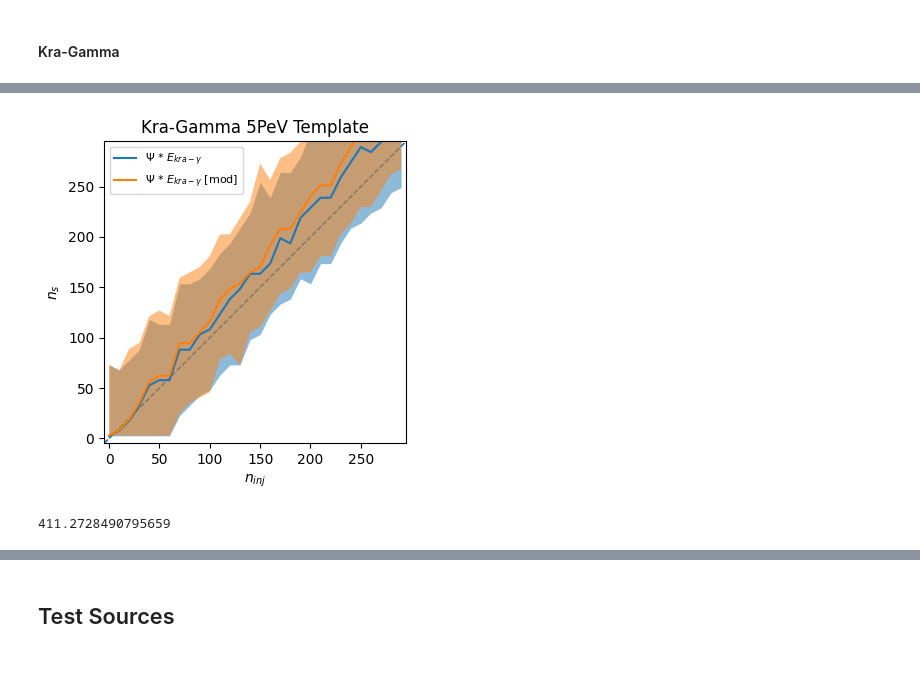
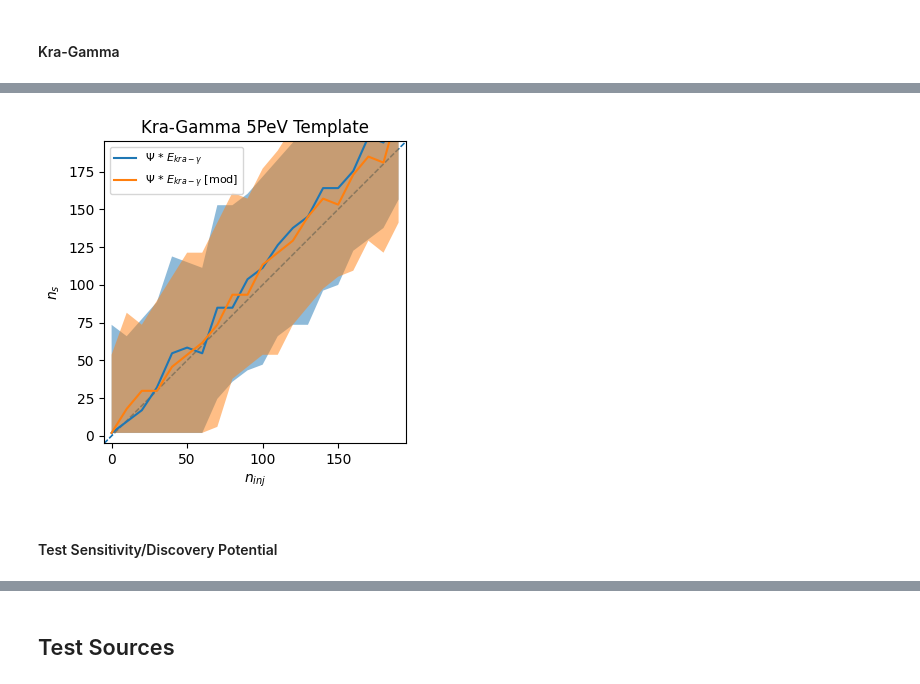
Before and after one commit to ssclafani949/DNNCascade, a Jupyter notebook: notebooks/analysis/KraGammaScan.ipynb, the cells around one changed output, grey strips where cells are left out. Drawn from its saved outputs; the diff is of its cells as text; code cells hidden in the pictures.

Commit message:
Additional notebooks for review plots

```diff
--- a/notebooks/analysis/KraGammaScan.ipynb
+++ b/notebooks/analysis/KraGammaScan.ipynb
@@ -109,7 +107,7 @@ kra_template, energy_bins = repo_template.get_template(
           'KRA-gamma_5PeV_maps_energies', per_pixel_flux=True)
 kra_flux = cy.hyp.BinnedFlux(
     bins_energy=energy_bins,
-    flux=template.sum(axis=0),
+    flux=kra_template.sum(axis=0),
 )
 # %% [output]
 Reading /data/user/ssclafani/data/analyses/templates/KRA-gamma_5PeV_maps_energies.tuple.npy ...
@@ -145,11 +143,15 @@ def get_kra_tr_mod(cpus=15, sigsub=True):
         'dec_rand_method' : 'gaussian_fixed',
         'dec_rand_kwargs' : dict(randomization_width = np.radians(3)),
         'dec_rand_pole_exlusion' : np.radians(8),
+        'bg_replace': True,
 
         'update_bg' : True,
         'sigsub': sigsub,
         cy.pdf.CustomFluxEnergyPDFRatioModel : dict(
-            hkw=dict(bins=a.energy_pdf_ratio_model.hkw['bins']),
+            hkw=dict(bins=(
+                   np.linspace(-1,1, 20),
+                   np.linspace(np.log10(500), 8.001, 20)
+                   )),
             flux=kra_flux,
             features=['sindec', 'log10energy'],
             normalize_axes = ([1])),
@@ -269,7 +317,7 @@ def plot_gamma_bias(ax, tr, allt, label=''):
 # %%
 %%time
 
-mp_cpus = 20
+mp_cpus = 25
 
 runners_to_check = [
     (get_kra_tr, '$\Psi$ * $E_{kra-\gamma}$'),
@@ -281,7 +329,7 @@ fig, ax = plt.subplots(1, 1)
 for trial_run_func, label in runners_to_check:
     trial_runner = trial_run_func(cpus=mp_cpus)
     allt_i = get_bias_allt(
-        trial_runner, ntrials=200, n_sigs=np.r_[:300:10])
+        trial_runner, ntrials=200, n_sigs=np.r_[:200:10])
     plot_ns_bias(ax, trial_runner, allt_i, label=label)
 
 ax.set(title=r'Kra-Gamma 5PeV Template')
@@ -300,11 +348,3 @@ Wall time: 7min 52s
-[figure, old version]
+[figure, new version]
-# %%
-def model_norm_to_ns(tr, model_norm):
-    # get a few values
-    norm_100ns = trial_runner.to_model_norm(100)
-
-    ns = model_norm / norm_100ns * 100
-    assert np.allclose(model_norm, trial_runner.to_model_norm(ns))
-    return ns
-# %% [output]
-411.2728490795659
+# %% [markdown]
+#### Test Sensitivity/Discovery Potential
```
Also changed, not shown: parts of 8 cells of this notebook, 7 other files.
